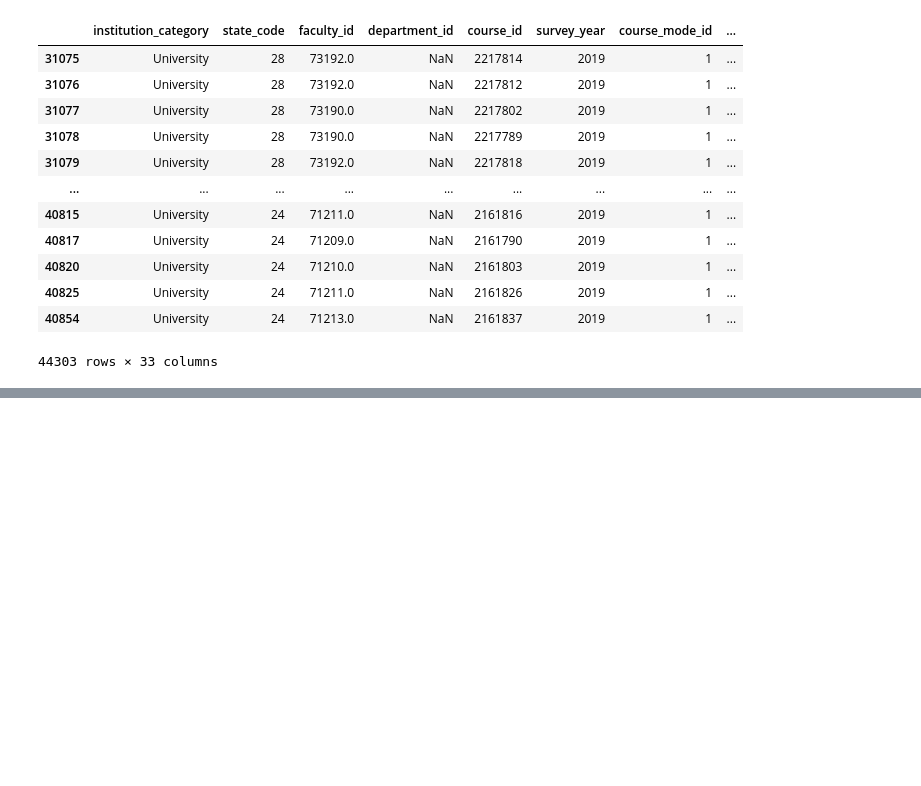
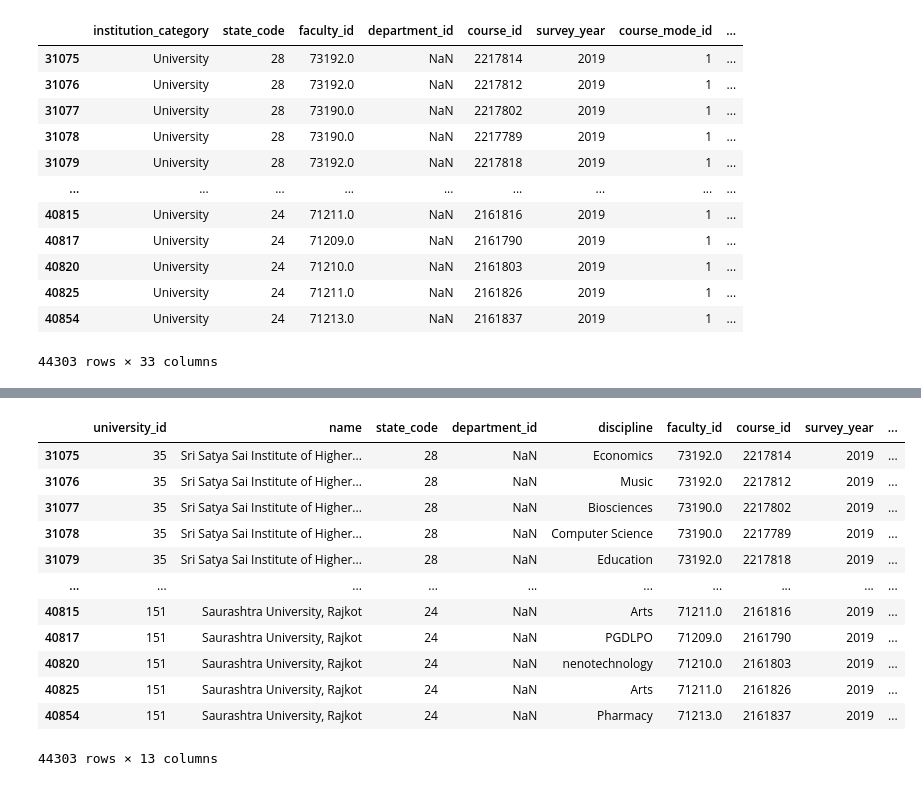
Before and after one commit to jainharsh8506/SIH2022, a Jupyter notebook: Hello/university_2019.ipynb, the cells around one changed output, grey strips where cells are left out. Saved outputs shown, nothing was run; the diff lists cells and outputs as text; code cells hidden in the pictures; blank space fills up the shorter version.

```diff
--- a/Hello/university_2019.ipynb
+++ b/Hello/university_2019.ipynb
@@ -670,0 +658,3 @@ df_uni_accr_infra_exam_u_2019.columns,'pass_percentage'
+# %%
+df_uni_accr_infra_exam_u_2019['infrastructure']=(df_uni_accr_infra_exam_u_2019['infra_count']/8)*100
+df_uni_accr_infra_exam_u_2019
@@ -692,0 +677,16 @@ df_uni_accr_infra_exam_sort_u_2019.head(20)
+# %%
+df_uni_accr_infrastructure_u_2019
+# %% [output]
+|  | university_id | name | state_code | department_id | discipline | faculty_id | course_id | survey_year | ... |
+| 31075 | 35 | Sri Satya Sai Institute of Higher... | 28 | NaN | Economics | 73192.0 | 2217814 | 2019 | ... |
+| 31076 | 35 | Sri Satya Sai Institute of Higher... | 28 | NaN | Music | 73192.0 | 2217812 | 2019 | ... |
+| 31077 | 35 | Sri Satya Sai Institute of Higher... | 28 | NaN | Biosciences | 73190.0 | 2217802 | 2019 | ... |
+| 31078 | 35 | Sri Satya Sai Institute of Higher... | 28 | NaN | Computer Science | 73190.0 | 2217789 | 2019 | ... |
+| 31079 | 35 | Sri Satya Sai Institute of Higher... | 28 | NaN | Education | 73192.0 | 2217818 | 2019 | ... |
+| ... | ... | ... | ... | ... | ... | ... | ... | ... | ... |
+| 40815 | 151 | Saurashtra University, Rajkot | 24 | NaN | Arts | 71211.0 | 2161816 | 2019 | ... |
+| 40817 | 151 | Saurashtra University, Rajkot | 24 | NaN | PGDLPO | 71209.0 | 2161790 | 2019 | ... |
+| 40820 | 151 | Saurashtra University, Rajkot | 24 | NaN | nenotechnology | 71210.0 | 2161803 | 2019 | ... |
+| 40825 | 151 | Saurashtra University, Rajkot | 24 | NaN | Arts | 71211.0 | 2161826 | 2019 | ... |
+| 40854 | 151 | Saurashtra University, Rajkot | 24 | NaN | Pharmacy | 71213.0 | 2161837 | 2019 | ... |
+44303 rows × 13 columns
```
Also changed, not shown: parts of 12 cells of this notebook.
